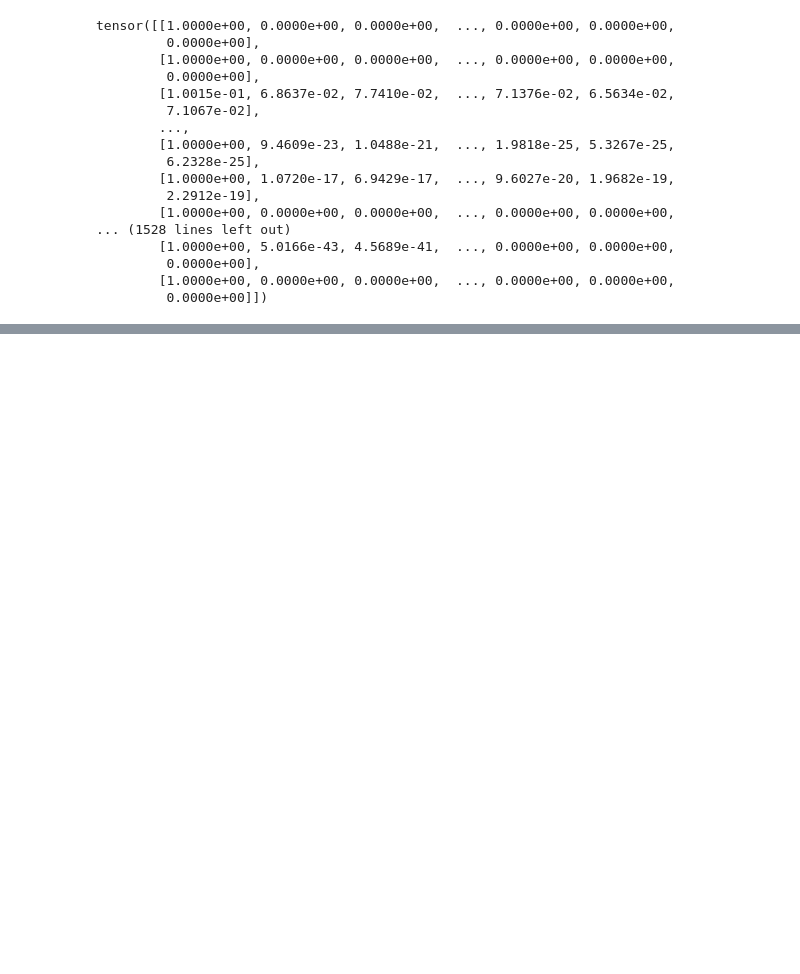
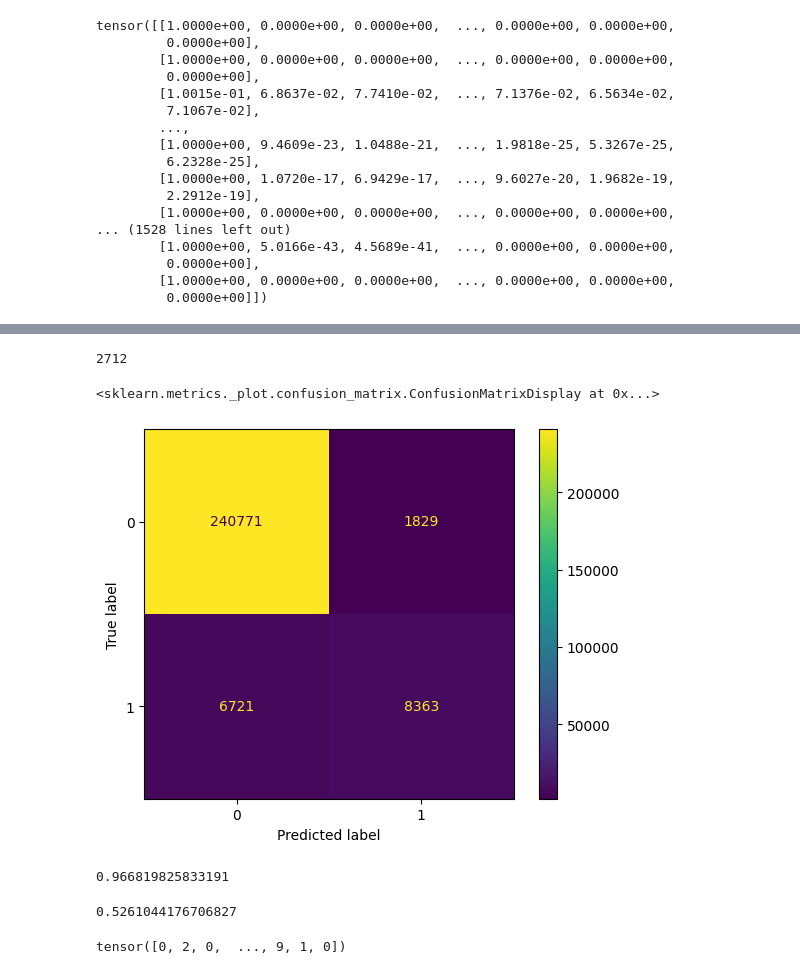
Before and after one commit to yejing97/Edge_GAT, a Jupyter notebook: test.ipynb, the cells around one changed output, grey strips where cells are left out. Saved outputs shown, nothing was run; the diff lists cells and outputs as text; code cells hidden in the pictures; blank space fills up the shorter version.

Commit message:
new version of edge new_labels

```diff
--- a/test.ipynb
+++ b/test.ipynb
@@ -428,0 +484,34 @@ tensor([[1.0000e+00, 0.0000e+00, 0.0000e+00,  ..., 0.0000e+00, 0.0000e+00,
+# %%
+import torch
+pt = torch.load('/home/e19b516g/yejing/code/Edge_GAT/val_results/version_2/epoch_90.pt', map_location=torch.device('cpu'))
+# %%
+node_hat = pt[0]
+stroke_label = pt[1]
+edge_hat = pt[2]
+edge_label = pt[3]
+# %%
+node_pred = torch.zeros(0)
+edge_pred = torch.zeros(0)
+node_label = torch.zeros(0)
+edge_label = torch.zeros(0)
+for i in pt:
+    node_hat = torch.argmax(i[0], dim=1)
+    node_pred = torch.cat((node_pred, node_hat), dim=0)
+    stroke_label = i[1]
+    node_label = torch.cat((node_label, stroke_label), dim=0)
+    edge_hat = torch.argmax(i[2], dim=1)
+    edge_pred = torch.cat((edge_pred, edge_hat), dim=0)
+    rel_label = i[3]
+    edge_label = torch.cat((edge_label, rel_label), dim=0)
+# %%
+pt[0][2].shape[0]
+# %% [output]
+2712
+# %%
+from sklearn.metrics import confusion_matrix, ConfusionMatrixDisplay
+cm = confusion_matrix(edge_label, edge_pred)
+disp = ConfusionMatrixDisplay(confusion_matrix=cm, display_labels=range(2))
+disp.plot()
+# %% [output]
+<sklearn.metrics._plot.confusion_matrix.ConfusionMatrixDisplay at 0x...>
+[figure, added]
@@ -428,0 +520,13 @@ tensor([[1.0000e+00, 0.0000e+00, 0.0000e+00,  ..., 0.0000e+00, 0.0000e+00,
+# %%
+acc
+# %% [output]
+0.966819825833191
+# %%
+from sklearn.metrics import accuracy_score
+accuracy_score(torch.argmax(pt[3][0], dim=1), pt[3][1])
+# %% [output]
+0.5261044176706827
+# %%
+pt[0][3]
+# %% [output]
+tensor([0, 2, 0,  ..., 9, 1, 0])
```
Also changed, not shown: parts of 23 cells of this notebook, 7 other files.
